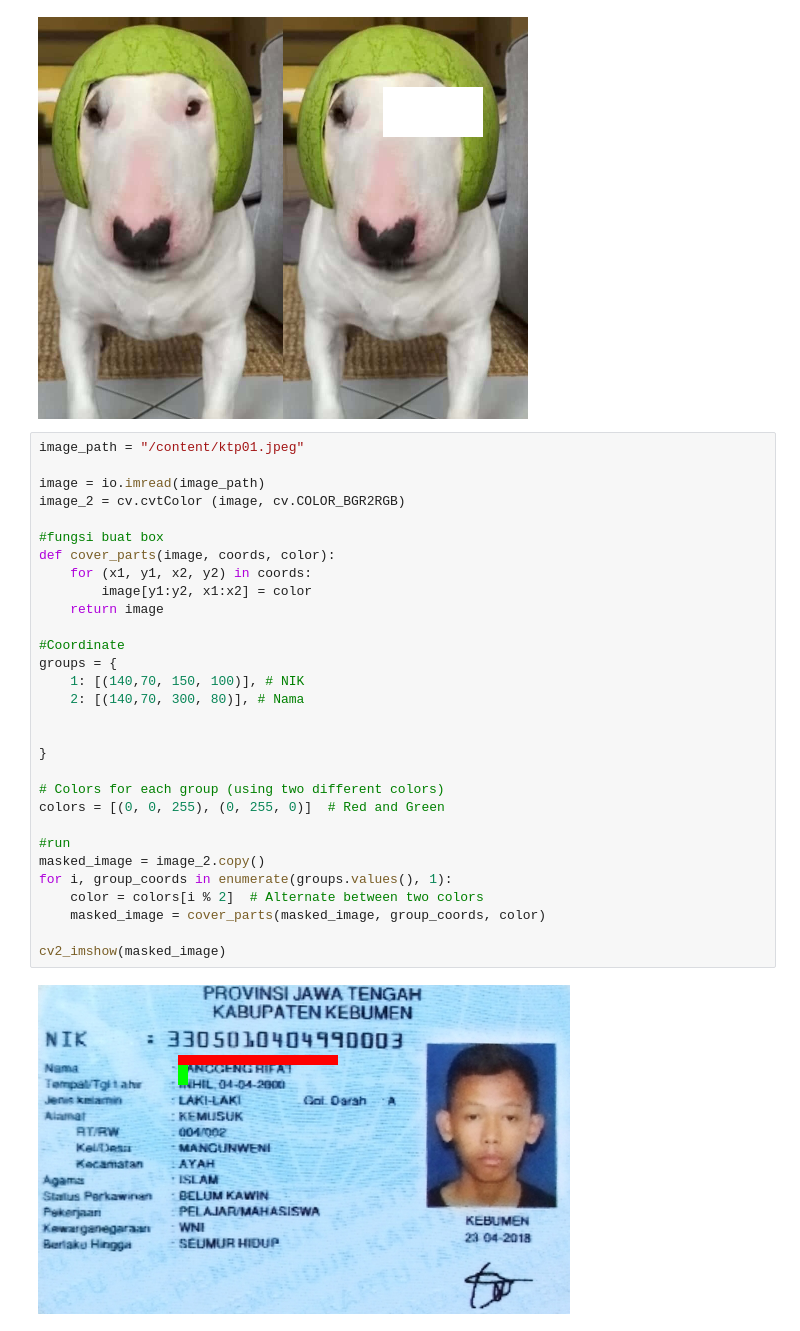
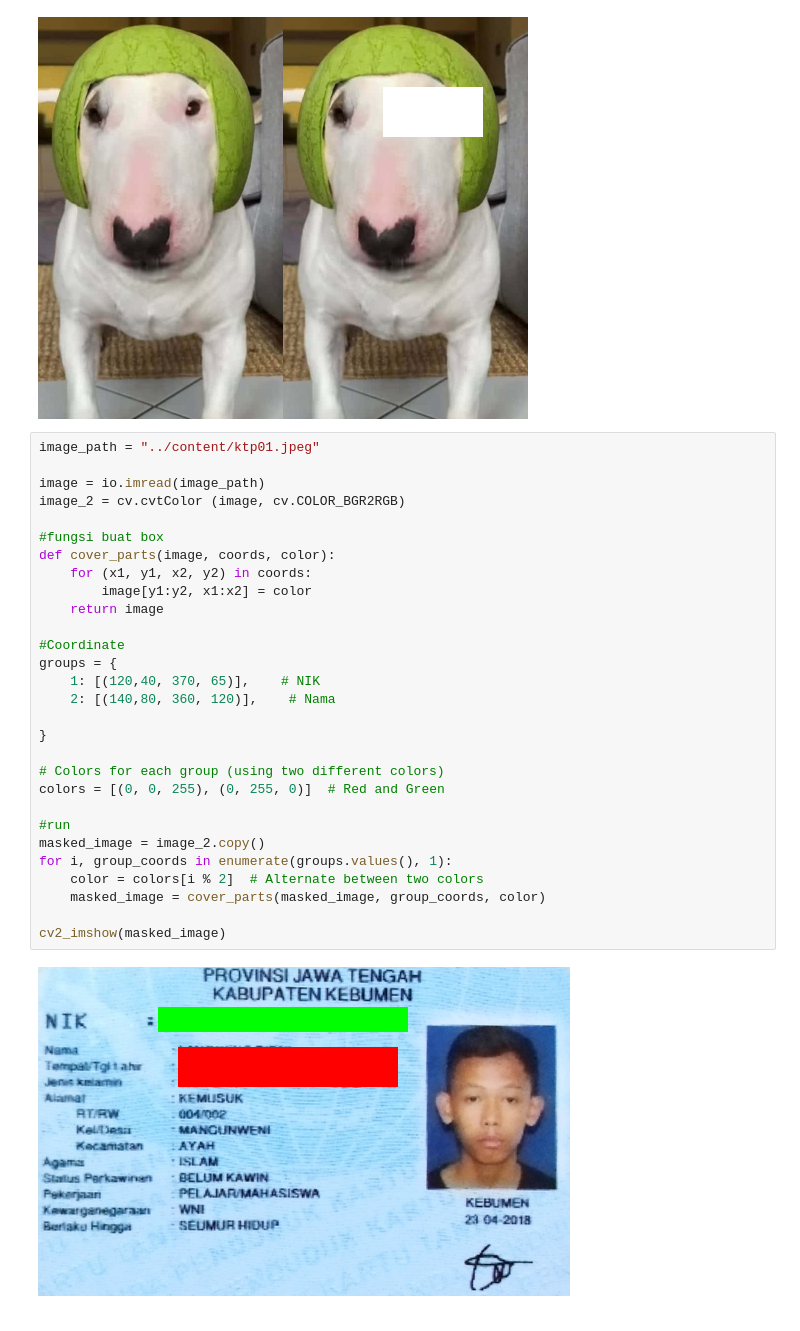
Before and after one commit to definitelynotjin/PCVK_Ganjil_2024, a Jupyter notebook: Week1.ipynb, the cells around one changed output. Cells and saved outputs as stored; diff of their text form.

```diff
--- a/Week1.ipynb
+++ b/Week1.ipynb
@@ -118,34 +118,33 @@ cv2_imshow(final_frame)
 # %% [output]
 [figure]
 # %%
-image_path = "/content/ktp01.jpeg"
+image_path = "../content/ktp01.jpeg"
 
 image = io.imread(image_path)
 image_2 = cv.cvtColor (image, cv.COLOR_BGR2RGB)
 
 #fungsi buat box
 def cover_parts(image, coords, color):
     for (x1, y1, x2, y2) in coords:
         image[y1:y2, x1:x2] = color
     return image
 
 #Coordinate
 groups = {
-    1: [(140,70, 150, 100)], # NIK
-    2: [(140,70, 300, 80)], # Nama
-
+    1: [(120,40, 370, 65)],    # NIK
+    2: [(140,80, 360, 120)],    # Nama
 
 }
 
 # Colors for each group (using two different colors)
 colors = [(0, 0, 255), (0, 255, 0)]  # Red and Green
 
 #run
 masked_image = image_2.copy()
 for i, group_coords in enumerate(groups.values(), 1):
     color = colors[i % 2]  # Alternate between two colors
     masked_image = cover_parts(masked_image, group_coords, color)
 
 cv2_imshow(masked_image)
 # %% [output]
-[figure, old version]
+[figure, new version]
```
Also changed, not shown: parts of 1 cell of this notebook.
